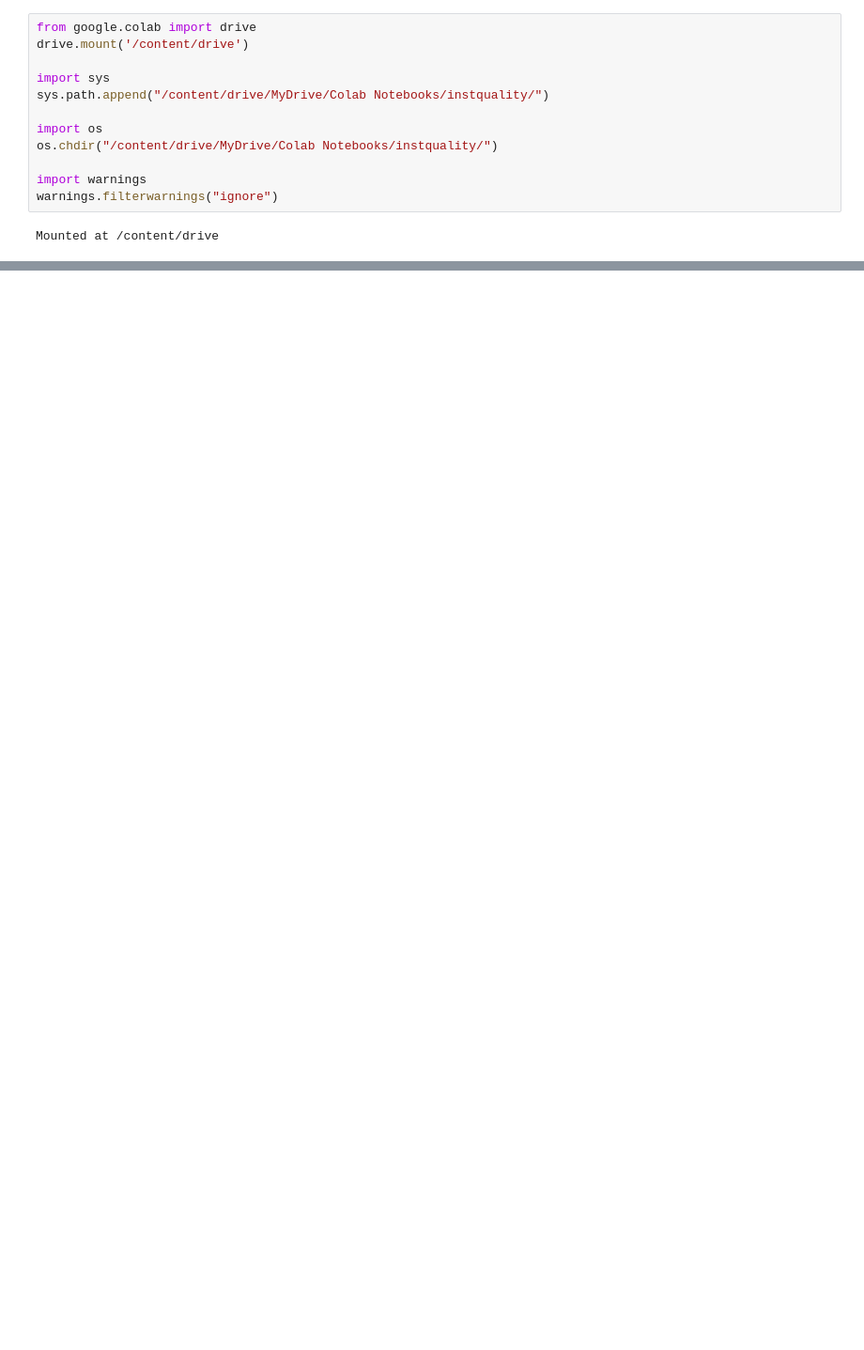
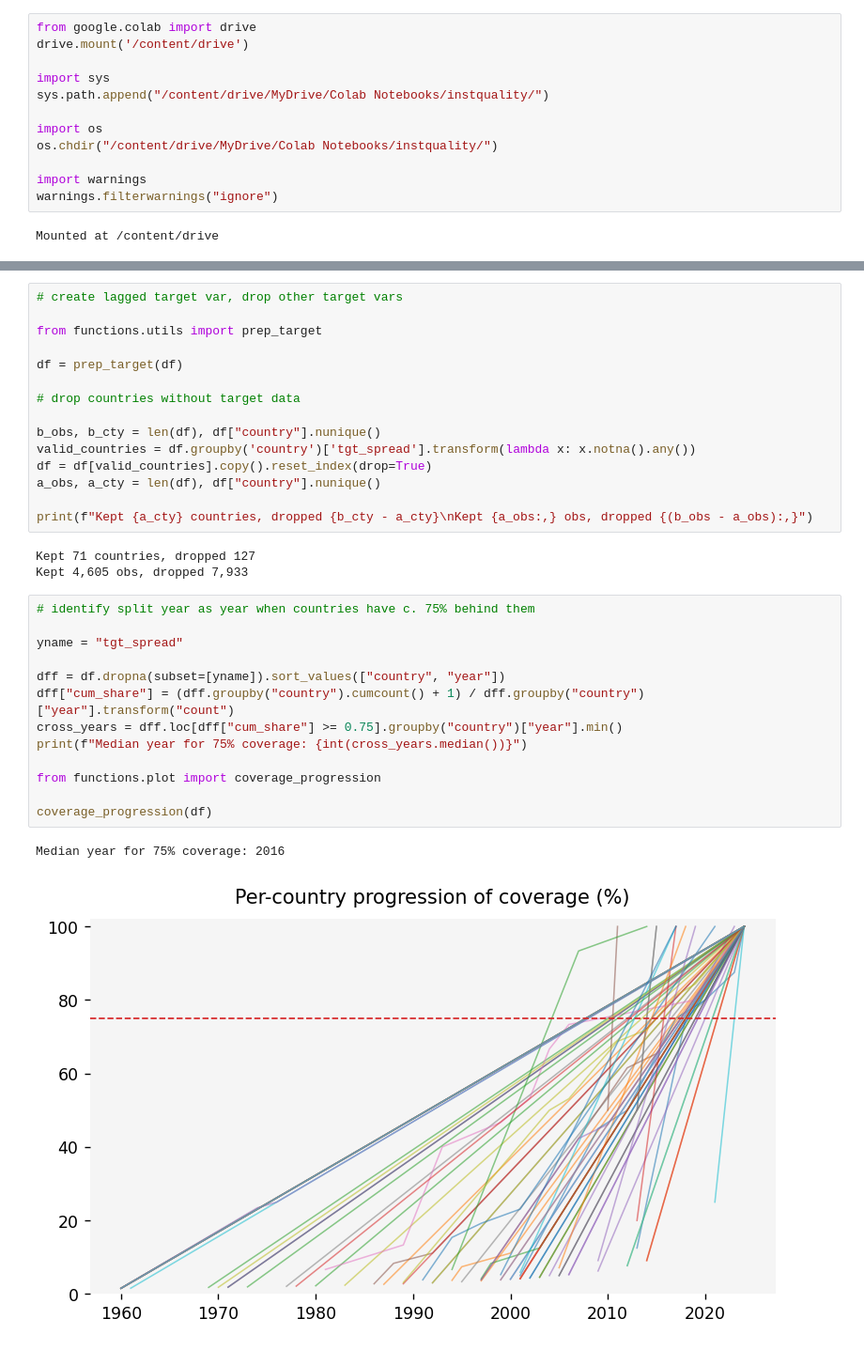
Before and after one commit to janjdarecki/instquality, a Jupyter notebook: 3. Run Lasso Ridge EN.ipynb, the cells around one changed output, grey strips where cells are left out. Shown at 94% size. Saved outputs shown, nothing was run; the diff lists cells and outputs as text; blank space fills up the shorter version.

```diff
--- a/3. Run Lasso Ridge EN.ipynb
+++ b/3. Run Lasso Ridge EN.ipynb
@@ -14,0 +47,34 @@ Mounted at /content/drive
+# %%
+# create lagged target var, drop other target vars
+
+from functions.utils import prep_target
+
+df = prep_target(df)
+
+# drop countries without target data
+
+b_obs, b_cty = len(df), df["country"].nunique()
+valid_countries = df.groupby('country')['tgt_spread'].transform(lambda x: x.notna().any())
+df = df[valid_countries].copy().reset_index(drop=True)
+a_obs, a_cty = len(df), df["country"].nunique()
+
+print(f"Kept {a_cty} countries, dropped {b_cty - a_cty}\nKept {a_obs:,} obs, dropped {(b_obs - a_obs):,}")
+# %% [output]
+Kept 71 countries, dropped 127
+Kept 4,605 obs, dropped 7,933
+# %%
+# identify split year as year when countries have c. 75% behind them
+
+yname = "tgt_spread"
+
+dff = df.dropna(subset=[yname]).sort_values(["country", "year"])
+dff["cum_share"] = (dff.groupby("country").cumcount() + 1) / dff.groupby("country")["year"].transform("count")
+cross_years = dff.loc[dff["cum_share"] >= 0.75].groupby("country")["year"].min()
+print(f"Median year for 75% coverage: {int(cross_years.median())}")
+
+from functions.plot import coverage_progression
+
+coverage_progression(df)
+# %% [output]
+Median year for 75% coverage: 2016
+[figure, added]
```
Also changed, not shown: parts of 22 cells of this notebook, 2 other files.
